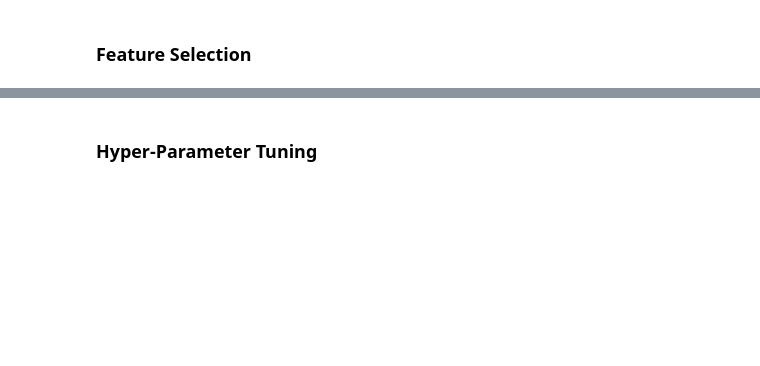
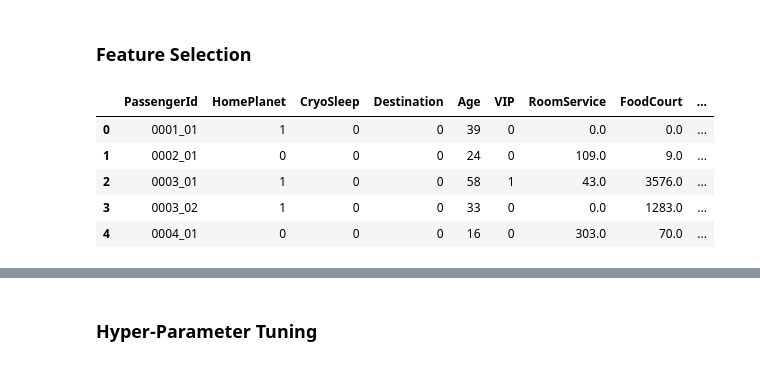
Before and after one commit to Evan-Callaghan/DATA-448-Predictive-Analytics, a Jupyter notebook: Kaggle/Spaceship_Titanic/spaceship_titanic.ipynb, the cells around one changed output, grey strips where cells are left out. Cells and saved outputs as stored; diff of their text form; code cells hidden in the pictures; blank space fills up the shorter version.

```diff
--- a/Kaggle/Spaceship_Titanic/spaceship_titanic.ipynb
+++ b/Kaggle/Spaceship_Titanic/spaceship_titanic.ipynb
@@ -444,22 +448,31 @@ plot_tree(tree_md, feature_names = X.columns, filled = True)
 # %%
-train['Tree_1'] = np.where((train['CryoSleep'] <= 0.5) & (test['RoomService'] <= 346.5) & (train['Spa'] <= 266.5), 0, 1)
-train['Tree_2'] = np.where((train['CryoSleep'] <= 0.5) & (test['RoomService'] <= 346.5) & (train['Spa'] > 266.5), 0, 1)
-train['Tree_3'] = np.where((train['CryoSleep'] <= 0.5) & (test['RoomService'] > 346.5) & (train['FoodCourt'] <= 1638.5), 0, 1)
-train['Tree_4'] = np.where((train['CryoSleep'] <= 0.5) & (test['RoomService'] > 346.5) & (train['FoodCourt'] > 1638.5), 0, 1)
-train['Tree_5'] = np.where((train['CryoSleep'] > 0.5) & (test['HomePlanet'] <= 0.5) & (train['GroupNumber'] <= 2811.5), 0, 1)
-train['Tree_6'] = np.where((train['CryoSleep'] > 0.5) & (test['HomePlanet'] <= 0.5) & (train['GroupNumber'] > 2811.5), 0, 1)
-train['Tree_7'] = np.where((train['CryoSleep'] > 0.5) & (test['HomePlanet'] > 0.5) & (train['RoomService'] <= 150.5), 0, 1)
-train['Tree_8'] = np.where((train['CryoSleep'] > 0.5) & (test['HomePlanet'] > 0.5) & (train['RoomService'] > 150.5), 0, 1)
+train['Tree_1'] = np.where((train['CryoSleep'] <= 0.5) & (train['Spa'] <= 265.5) & (train['RoomService'] <= 346.5), 0, 1)
+train['Tree_2'] = np.where((train['CryoSleep'] <= 0.5) & (train['Spa'] <= 265.5) & (train['RoomService'] > 346.5), 0, 1)
+train['Tree_3'] = np.where((train['CryoSleep'] <= 0.5) & (train['Spa'] > 265.5) & (train['FoodCourt'] <= 1407.0), 0, 1)
+train['Tree_4'] = np.where((train['CryoSleep'] <= 0.5) & (train['Spa'] > 265.5) & (train['FoodCourt'] > 1407.0), 0, 1)
+train['Tree_5'] = np.where((train['CryoSleep'] > 0.5) & (train['HomePlanet'] <= 0.5) & (train['Destination'] <= 0.5), 0, 1)
+train['Tree_6'] = np.where((train['CryoSleep'] > 0.5) & (train['HomePlanet'] <= 0.5) & (train['Destination'] > 0.5), 0, 1)
+train['Tree_7'] = np.where((train['CryoSleep'] > 0.5) & (train['HomePlanet'] > 0.5) & (train['Interaction_6'] <= 5.5), 0, 1)
+train['Tree_8'] = np.where((train['CryoSleep'] > 0.5) & (train['HomePlanet'] > 0.5) & (train['Interaction_6'] > 5.5), 0, 1)
 
-test['Tree_1'] = np.where((test['CryoSleep'] <= 0.5) & (test['RoomService'] <= 346.5) & (test['Spa'] <= 266.5), 0, 1)
-test['Tree_2'] = np.where((test['CryoSleep'] <= 0.5) & (test['RoomService'] <= 346.5) & (test['Spa'] > 266.5), 0, 1)
-test['Tree_3'] = np.where((test['CryoSleep'] <= 0.5) & (test['RoomService'] > 346.5) & (test['FoodCourt'] <= 1638.5), 0, 1)
-test['Tree_4'] = np.where((test['CryoSleep'] <= 0.5) & (test['RoomService'] > 346.5) & (test['FoodCourt'] > 1638.5), 0, 1)
-test['Tree_5'] = np.where((test['CryoSleep'] > 0.5) & (test['HomePlanet'] <= 0.5) & (test['GroupNumber'] <= 2811.5), 0, 1)
-test['Tree_6'] = np.where((test['CryoSleep'] > 0.5) & (test['HomePlanet'] <= 0.5) & (test['GroupNumber'] > 2811.5), 0, 1)
-test['Tree_7'] = np.where((test['CryoSleep'] > 0.5) & (test['HomePlanet'] > 0.5) & (test['RoomService'] <= 150.5), 0, 1)
-test['Tree_8'] = np.where((test['CryoSleep'] > 0.5) & (test['HomePlanet'] > 0.5) & (test['RoomService'] > 150.5), 0, 1)
+test['Tree_1'] = np.where((test['CryoSleep'] <= 0.5) & (test['Spa'] <= 265.5) & (test['RoomService'] <= 346.5), 0, 1)
+test['Tree_2'] = np.where((test['CryoSleep'] <= 0.5) & (test['Spa'] <= 265.5) & (test['RoomService'] > 346.5), 0, 1)
+test['Tree_3'] = np.where((test['CryoSleep'] <= 0.5) & (test['Spa'] > 265.5) & (test['FoodCourt'] <= 1407.0), 0, 1)
+test['Tree_4'] = np.where((test['CryoSleep'] <= 0.5) & (test['Spa'] > 265.5) & (test['FoodCourt'] > 1407.0), 0, 1)
+test['Tree_5'] = np.where((test['CryoSleep'] > 0.5) & (test['HomePlanet'] <= 0.5) & (test['Destination'] <= 0.5), 0, 1)
+test['Tree_6'] = np.where((test['CryoSleep'] > 0.5) & (test['HomePlanet'] <= 0.5) & (test['Destination'] > 0.5), 0, 1)
+test['Tree_7'] = np.where((test['CryoSleep'] > 0.5) & (test['HomePlanet'] > 0.5) & (test['Interaction_6'] <= 5.5), 0, 1)
+test['Tree_8'] = np.where((test['CryoSleep'] > 0.5) & (test['HomePlanet'] > 0.5) & (test['Interaction_6'] > 5.5), 0, 1)
 # %% [markdown]
 ### Feature Selection
+# %%
+train.head()
+# %% [output]
+|  | PassengerId | HomePlanet | CryoSleep | Destination | Age | VIP | RoomService | FoodCourt | ... |
+| 0 | 0001_01 | 1 | 0 | 0 | 39 | 0 | 0.0 | 0.0 | ... |
+| 1 | 0002_01 | 0 | 0 | 0 | 24 | 0 | 109.0 | 9.0 | ... |
+| 2 | 0003_01 | 1 | 0 | 0 | 58 | 1 | 43.0 | 3576.0 | ... |
+| 3 | 0003_02 | 1 | 0 | 0 | 33 | 0 | 0.0 | 1283.0 | ... |
+| 4 | 0004_01 | 0 | 0 | 0 | 16 | 0 | 303.0 | 70.0 | ... |
 # %%
 ## Defining the input and target variables
```
Also changed, not shown: parts of 24 cells of this notebook.
